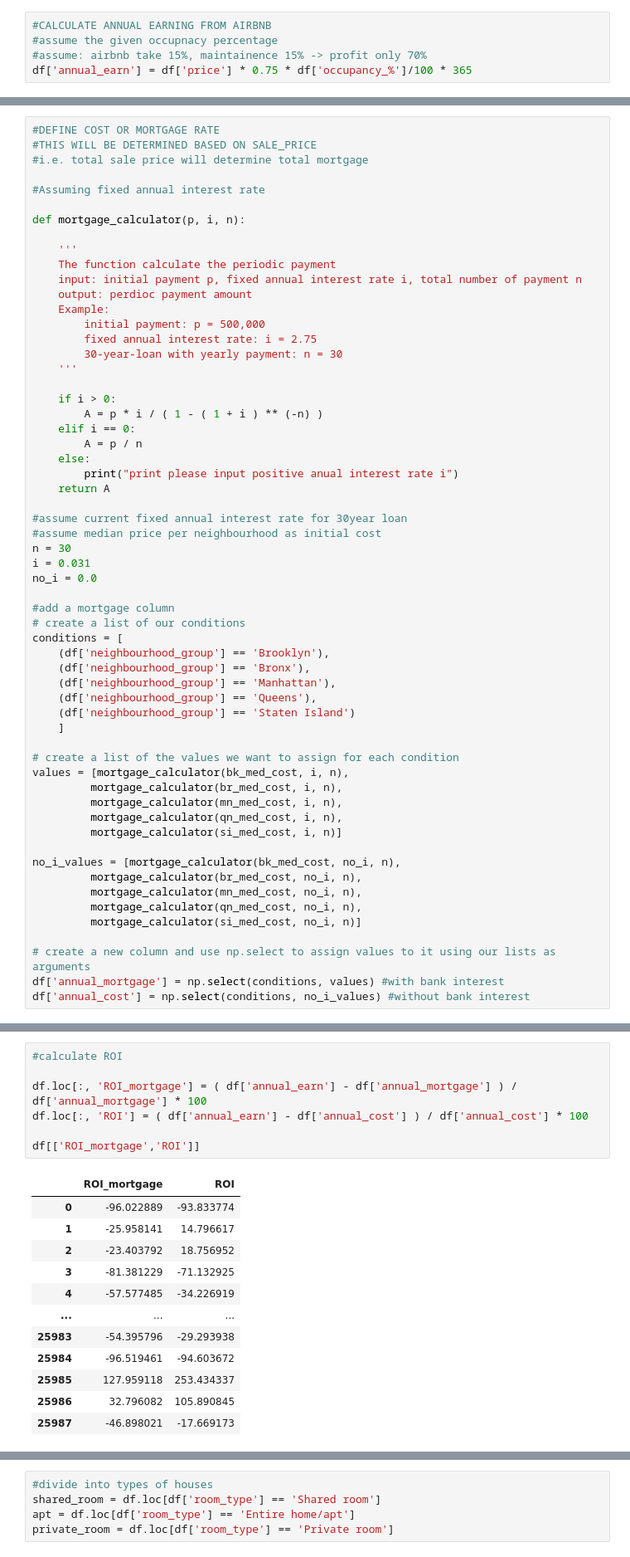
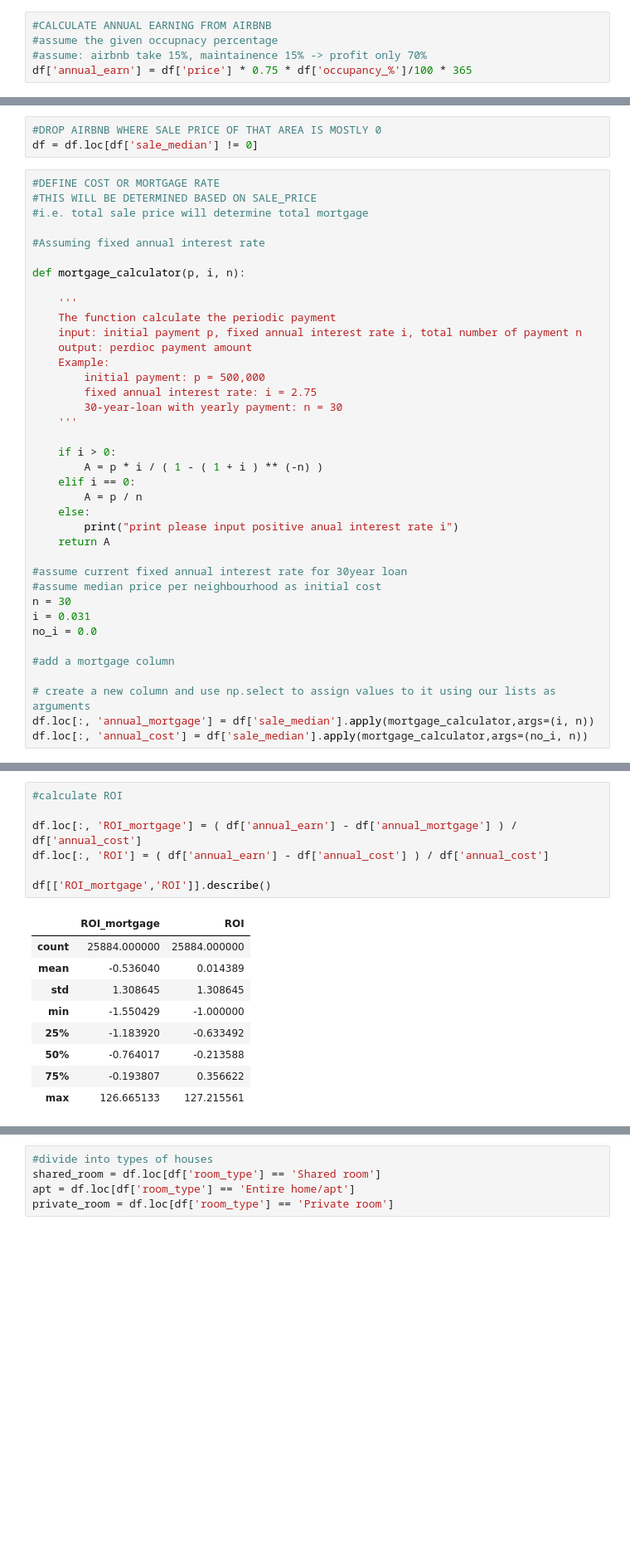
Before and after one commit to talonsg/coderschool_week3_data_visualisation, a Jupyter notebook: NYC_airbnb_analysis.ipynb, the cells around one changed output, grey strips where cells are left out. Shown: that part at 83% size. Drawn from its saved outputs; the diff is of its cells as text; blank space fills up the shorter version.

```diff
--- a/NYC_airbnb_analysis.ipynb
+++ b/NYC_airbnb_analysis.ipynb
@@ -56,3 +24,6 @@ si_med_cost = si_sale['sale_price'].median()
+# %%
+#DROP AIRBNB WHERE SALE PRICE OF THAT AREA IS MOSTLY 0
+df = df.loc[df['sale_median'] != 0]
 # %%
 #DEFINE COST OR MORTGAGE RATE
 #THIS WILL BE DETERMINED BASED ON SALE_PRICE
@@ -87,31 +58,10 @@ i = 0.031
 no_i = 0.0
 
 #add a mortgage column
-# create a list of our conditions
-conditions = [
-    (df['neighbourhood_group'] == 'Brooklyn'),
-    (df['neighbourhood_group'] == 'Bronx'),
-    (df['neighbourhood_group'] == 'Manhattan'),
-    (df['neighbourhood_group'] == 'Queens'),
-    (df['neighbourhood_group'] == 'Staten Island')
-    ]
-
-# create a list of the values we want to assign for each condition
-values = [mortgage_calculator(bk_med_cost, i, n),
-         mortgage_calculator(br_med_cost, i, n),
-         mortgage_calculator(mn_med_cost, i, n),
-         mortgage_calculator(qn_med_cost, i, n),
-         mortgage_calculator(si_med_cost, i, n)]
-
-no_i_values = [mortgage_calculator(bk_med_cost, no_i, n),
-         mortgage_calculator(br_med_cost, no_i, n),
-         mortgage_calculator(mn_med_cost, no_i, n),
-         mortgage_calculator(qn_med_cost, no_i, n),
-         mortgage_calculator(si_med_cost, no_i, n)]
 
 # create a new column and use np.select to assign values to it using our lists as arguments
-df['annual_mortgage'] = np.select(conditions, values) #with bank interest
-df['annual_cost'] = np.select(conditions, no_i_values) #without bank interest
+df.loc[:, 'annual_mortgage'] = df['sale_median'].apply(mortgage_calculator,args=(i, n))
+df.loc[:, 'annual_cost'] = df['sale_median'].apply(mortgage_calculator,args=(no_i, n))
 # %%
 #performance = whether or revenue is positive or negative
 df.loc[(df['annual_earn'] - df['annual_cost']) > 0, 'performance'] = 1
@@ -133,20 +69,17 @@ df.loc[(df['annual_earn'] - df['annual_cost']) < 0, 'performance'] = 0
 # %%
 #calculate ROI
 
-df.loc[:, 'ROI_mortgage'] = ( df['annual_earn'] - df['annual_mortgage'] ) / df['annual_mortgage'] * 100
-df.loc[:, 'ROI'] = ( df['annual_earn'] - df['annual_cost'] ) / df['annual_cost'] * 100
+df.loc[:, 'ROI_mortgage'] = ( df['annual_earn'] - df['annual_mortgage'] ) / df['annual_cost']
+df.loc[:, 'ROI'] = ( df['annual_earn'] - df['annual_cost'] ) / df['annual_cost']
 
-df[['ROI_mortgage','ROI']]
+df[['ROI_mortgage','ROI']].describe()
 # %% [output]
 |  | ROI_mortgage | ROI |
-| 0 | -96.022889 | -93.833774 |
-| 1 | -25.958141 | 14.796617 |
-| 2 | -23.403792 | 18.756952 |
-| 3 | -81.381229 | -71.132925 |
-| 4 | -57.577485 | -34.226919 |
-| ... | ... | ... |
-| 25983 | -54.395796 | -29.293938 |
-| 25984 | -96.519461 | -94.603672 |
-| 25985 | 127.959118 | 253.434337 |
-| 25986 | 32.796082 | 105.890845 |
-| 25987 | -46.898021 | -17.669173 |
+| count | 25884.000000 | 25884.000000 |
+| mean | -0.536040 | 0.014389 |
+| std | 1.308645 | 1.308645 |
+| min | -1.550429 | -1.000000 |
+| 25% | -1.183920 | -0.633492 |
+| 50% | -0.764017 | -0.213588 |
+| 75% | -0.193807 | 0.356622 |
+| max | 126.665133 | 127.215561 |
```
Also changed, not shown: parts of 8 cells of this notebook, 2 other files.
